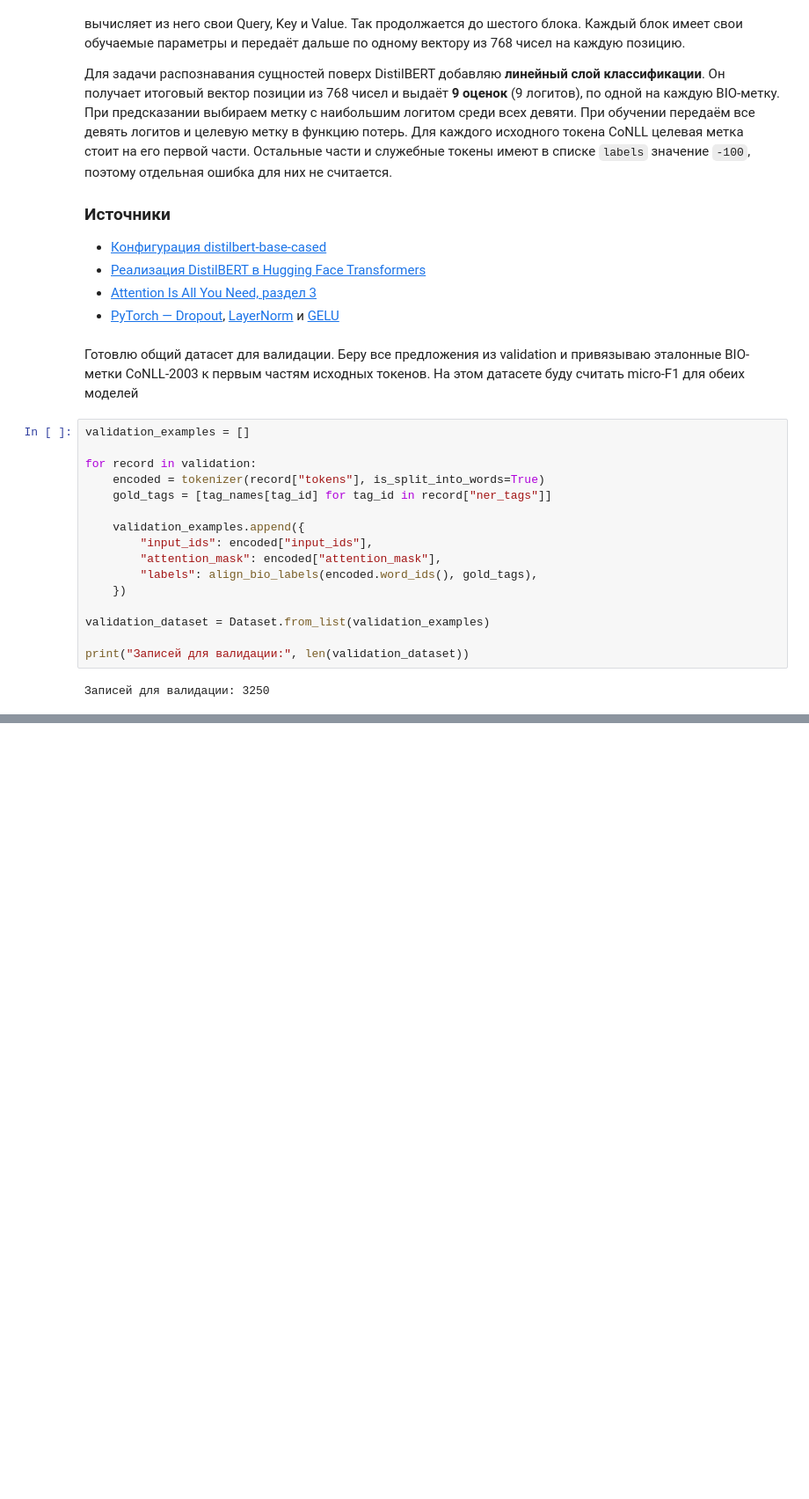
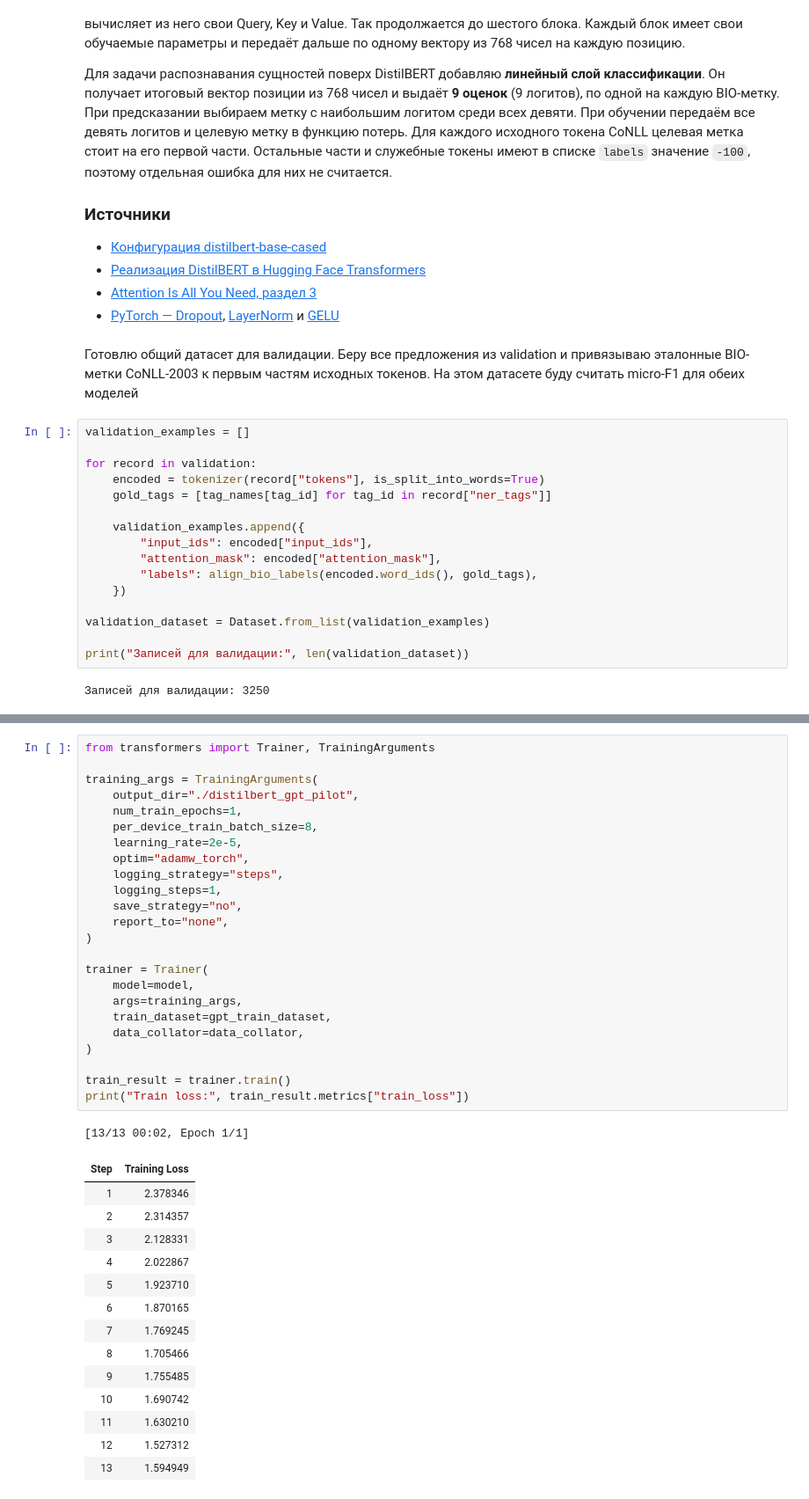
Before and after one commit to Cl1nkk/llm-ner-conll2003, a Jupyter notebook: 2conll.ipynb, the cells around one changed output, grey strips where cells are left out. Shown at 88% size. Drawn from its saved outputs; the diff is of its cells as text; blank space fills up the shorter version.

Commit message:
Train NER baselines on GPT labels

```diff
--- a/2conll.ipynb
+++ b/2conll.ipynb
@@ -898,0 +1141,40 @@ print("Записей для валидации:", len(validation_dataset))
+# %%
+from transformers import Trainer, TrainingArguments
+
+training_args = TrainingArguments(
+    output_dir="./distilbert_gpt_pilot",
+    num_train_epochs=1,
+    per_device_train_batch_size=8,
+    learning_rate=2e-5,
+    optim="adamw_torch",
+    logging_strategy="steps",
+    logging_steps=1,
+    save_strategy="no",
+    report_to="none",
+)
+
+trainer = Trainer(
+    model=model,
+    args=training_args,
+    train_dataset=gpt_train_dataset,
+    data_collator=data_collator,
+)
+
+train_result = trainer.train()
+print("Train loss:", train_result.metrics["train_loss"])
+# %% [output]
+[13/13 00:02, Epoch 1/1]
+| Step | Training Loss |
+| 1 | 2.378346 |
+| 2 | 2.314357 |
+| 3 | 2.128331 |
+| 4 | 2.022867 |
+| 5 | 1.923710 |
+| 6 | 1.870165 |
+| 7 | 1.769245 |
+| 8 | 1.705466 |
+| 9 | 1.755485 |
+| 10 | 1.690742 |
+| 11 | 1.630210 |
+| 12 | 1.527312 |
+| 13 | 1.594949 |
```
Also changed, not shown: parts of 32 cells of this notebook.
